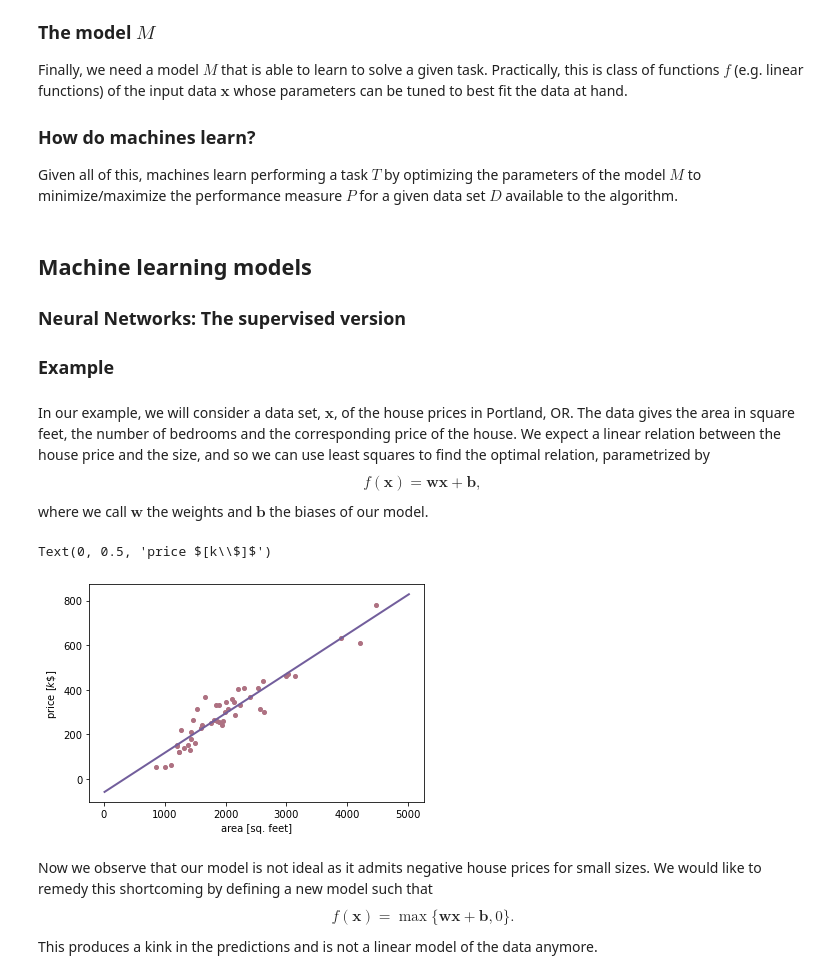
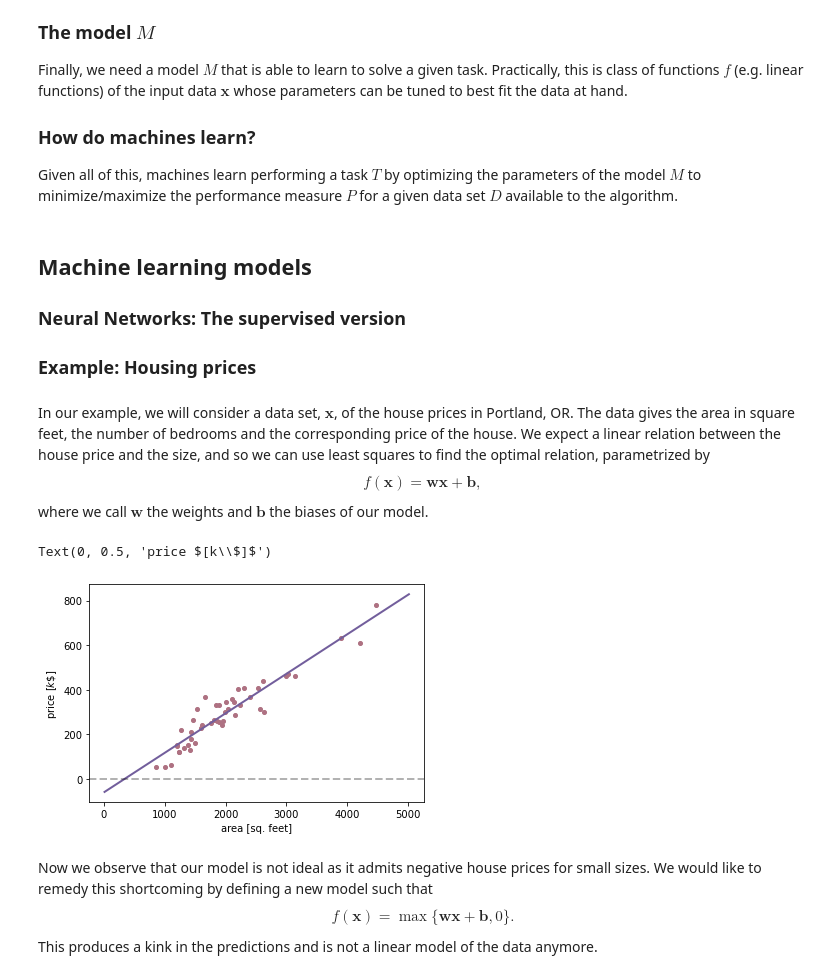
Before and after one commit to krtktwri/stat_methods_AIfA_2023, a Jupyter notebook: lecture_11/L11_intoduction-to-ML.ipynb, the cells around one changed output. Saved outputs shown, nothing was run; the diff lists cells and outputs as text; code cells hidden in the pictures.

```diff
--- a/lecture_11/L11_intoduction-to-ML.ipynb
+++ b/lecture_11/L11_intoduction-to-ML.ipynb
@@ -68,7 +68,7 @@ Given all of this, machines learn performing a task $T$ by optimizing the parame
 
 ### Neural Networks: The supervised version
 
-### Example
+### Example: Housing prices
 # %% [markdown]
 In our example, we will consider a data set, $\boldsymbol{x}$, of the house prices in Portland, OR. The data gives the area in square feet, the number of bedrooms and the corresponding price of the house. We expect a linear relation between the house price and the size, and so we can use least squares to find the optimal relation, parametrized by $$f(\boldsymbol{x})=\boldsymbol{w}\boldsymbol{x} + \boldsymbol{b},$$ where we call $\boldsymbol{w}$ the weights and $\boldsymbol{b}$ the biases of our model.
 # %%
@@ -84,14 +84,15 @@ lsq_params = np.linalg.lstsq(np.vstack((data[:, 0], np.ones_like(data[:, 0]))).T
 # %%
 area = np.logspace(1, 3.7, 100)
 model = lsq_params[0]*area+lsq_params[1]
 
 plt.scatter(data[:, 0], data[:, 2]*1e-3, marker='.', color='#AE7182', s=65)
 plt.plot(area, model, linewidth=2, color='#725e9c')
+plt.axhline(y=0, linestyle='--', linewidth=2, color='k', alpha=0.3)
 plt.xlabel('area [sq. feet]')
 plt.ylabel(r'price $[k\$]$')
 # %% [output]
 Text(0, 0.5, 'price $[k\\$]$')
-[figure, old version]
+[figure, new version]
 # %% [markdown]
 Now we observe that our model is not ideal as it admits negative house prices for small sizes. We would like to remedy this shortcoming by defining a new model such that $$f(\boldsymbol{x})=\max\{\boldsymbol{w}\boldsymbol{x} + \boldsymbol{b},0\}.$$ This produces a kink in the predictions and is not a linear model of the data anymore.
 # %%
```
Also changed, not shown: parts of 4 cells of this notebook, 1 other file.
